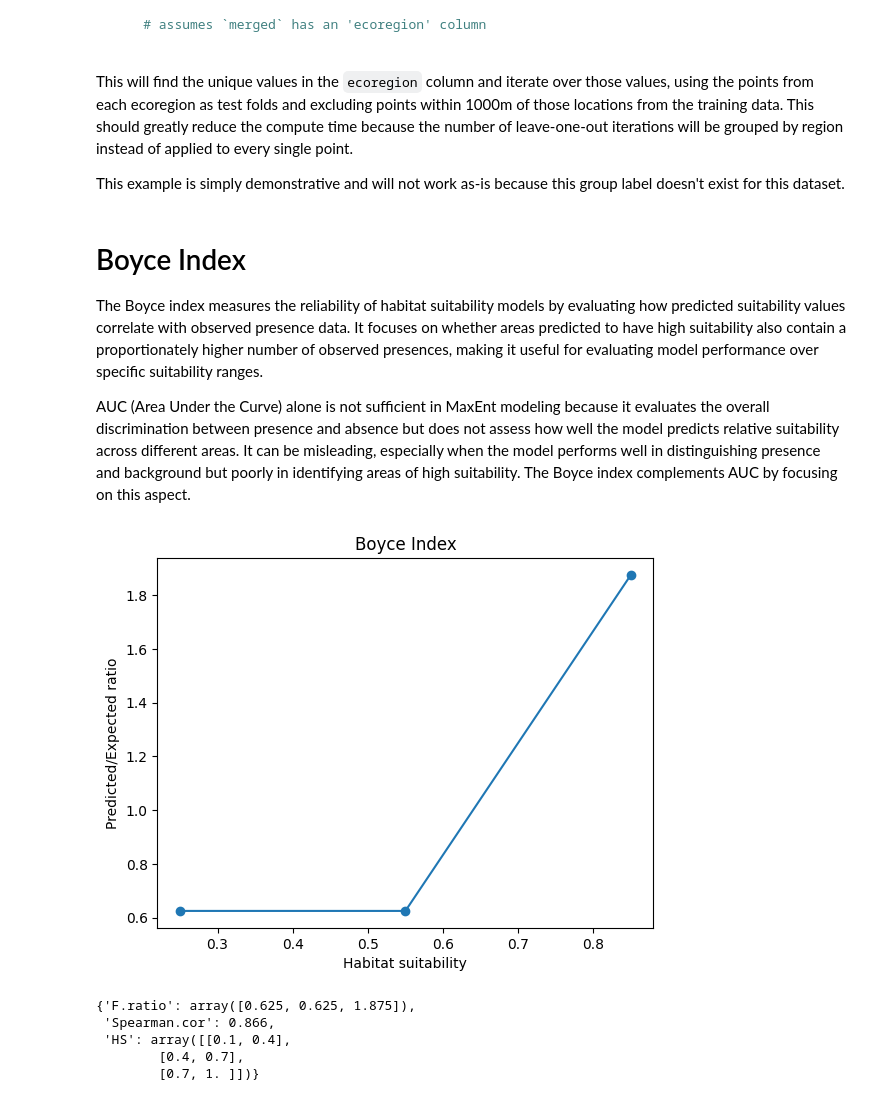
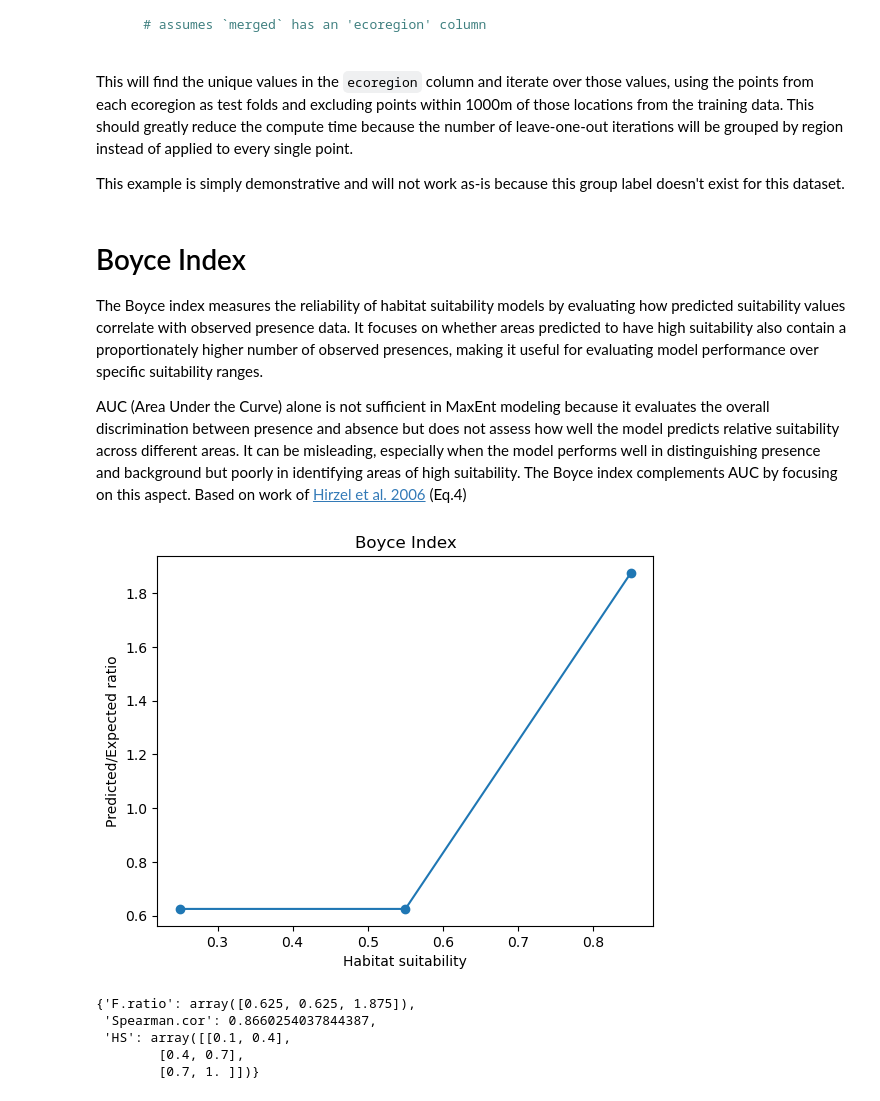
Before and after one commit to earth-chris/elapid, a Jupyter notebook: docs/examples/WorkingWithGeospatialData.ipynb, the cells around one changed output. Saved outputs shown, nothing was run; the diff lists cells and outputs as text; code cells hidden in the pictures.

```diff
--- a/docs/examples/WorkingWithGeospatialData.ipynb
+++ b/docs/examples/WorkingWithGeospatialData.ipynb
@@ -698,22 +698,22 @@ This example is simply demonstrative and will not work as-is because this group
 
 The Boyce index measures the reliability of habitat suitability models by evaluating how predicted suitability values correlate with observed presence data. It focuses on whether areas predicted to have high suitability also contain a proportionately higher number of observed presences, making it useful for evaluating model performance over specific suitability ranges.
 
-AUC (Area Under the Curve) alone is not sufficient in MaxEnt modeling because it evaluates the overall discrimination between presence and absence but does not assess how well the model predicts relative suitability across different areas. It can be misleading, especially when the model performs well in distinguishing presence and background but poorly in identifying areas of high suitability. The Boyce index complements AUC by focusing on this aspect.
+AUC (Area Under the Curve) alone is not sufficient in MaxEnt modeling because it evaluates the overall discrimination between presence and absence but does not assess how well the model predicts relative suitability across different areas. It can be misleading, especially when the model performs well in distinguishing presence and background but poorly in identifying areas of high suitability. The Boyce index complements AUC by focusing on this aspect. Based on work of [Hirzel et al. 2006](https://www.whoi.edu/cms/files/hirzel_etal_2006_53457.pdf) (Eq.4)
 # %%
-# Predicted suitability scores (e.g., predictions at presence + background points)
-predicted = np.array([0.1, 0.2, 0.3, 0.4, 0.5, 0.6, 0.7, 0.8, 0.9, 1.0])
+# presence suitability scores (e.g., predictions at presences)
+suitability_presence = np.array([0.3, 0.7, 0.8, 0.9])
 
-# Observed presence suitability scores (e.g predictions at presence points)
-observed = np.array([0.3, 0.7, 0.8, 0.9])
+# background suitability scores (e.g., predictions at backgrounds)
+suitability_background = np.array([0.1, 0.2, 0.3, 0.4, 0.5, 0.6, 0.7, 0.8, 0.9, 1.0])
 
-# Call the boyce_index function to calculate the Boyce index and Spearman correlation
-results = ela.boyce_index(fit=predicted, obs=observed, nclass=3, PEplot=True)
+# Call the continuous_boyce_index function to calculate the Boyce index and Spearman correlation
+results = ela.continuous_boyce_index(yobs=suitability_presence, ypred=suitability_background, nbins=3, to_plot=True)
 
 results
 # %% [output]
-[figure, old version]
+[figure, new version]
 {'F.ratio': array([0.625, 0.625, 1.875]),
- 'Spearman.cor': 0.866,
+ 'Spearman.cor': 0.8660254037844387,
  'HS': array([[0.1, 0.4],
         [0.4, 0.7],
         [0.7, 1. ]])}
```
Also changed, not shown: 4 other files.
